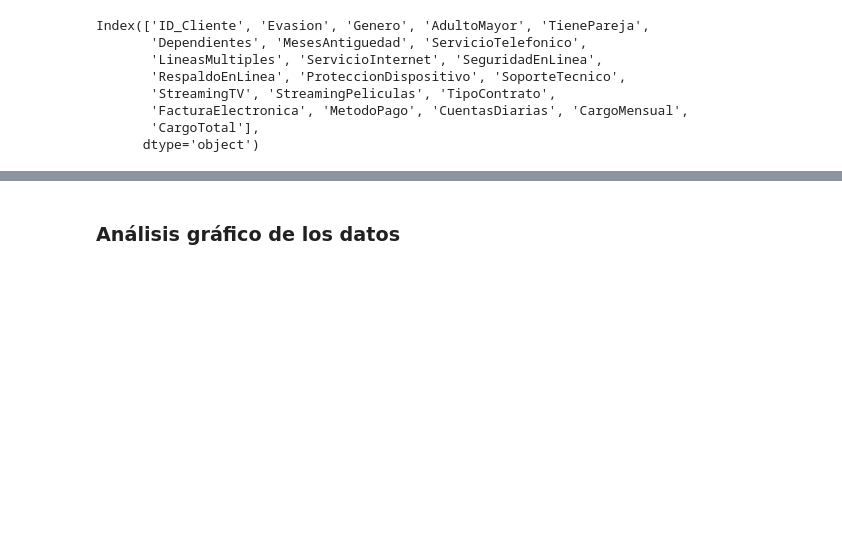
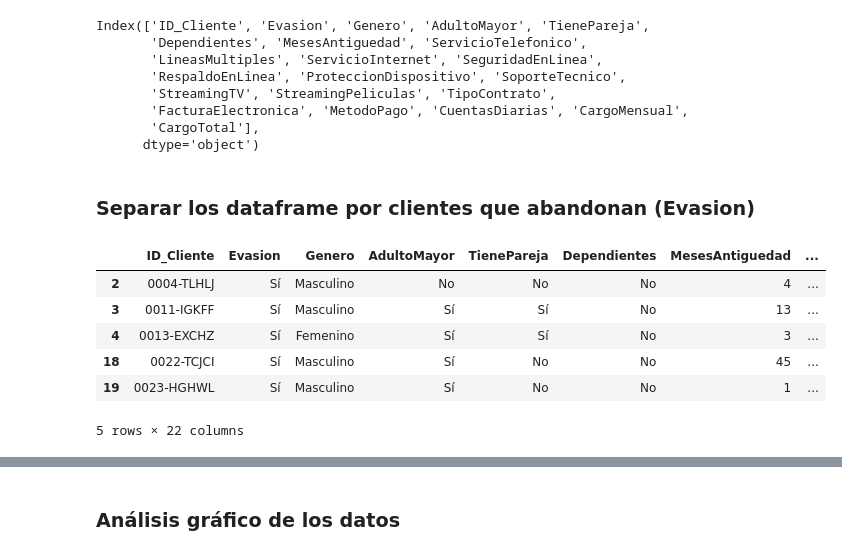
Before and after one commit to DanielRaiicHu/TelecomX, a Jupyter notebook: TelecomX.ipynb, the cells around one changed output, grey strips where cells are left out. Cells and saved outputs as stored; diff of their text form; code cells hidden in the pictures; blank space fills up the shorter version.

```diff
--- a/TelecomX.ipynb
+++ b/TelecomX.ipynb
@@ -465,3 +465,17 @@ Index(['ID_Cliente', 'Evasion', 'Genero', 'AdultoMayor', 'TienePareja',
        'FacturaElectronica', 'MetodoPago', 'CuentasDiarias', 'CargoMensual',
        'CargoTotal'],
       dtype='object')
+# %% [markdown]
+### **Separar los dataframe por clientes que abandonan (Evasion)**
+# %%
+# Dataframe con clientes que abandonaron (Evasion = 'Sí')
+df_evasion = df[df['Evasion']== 'Sí']
+df_evasion.head()
+# %% [output]
+|  | ID_Cliente | Evasion | Genero | AdultoMayor | TienePareja | Dependientes | MesesAntiguedad | ... |
+| 2 | 0004-TLHLJ | Sí | Masculino | No | No | No | 4 | ... |
+| 3 | 0011-IGKFF | Sí | Masculino | Sí | Sí | No | 13 | ... |
+| 4 | 0013-EXCHZ | Sí | Femenino | Sí | Sí | No | 3 | ... |
+| 18 | 0022-TCJCI | Sí | Masculino | Sí | No | No | 45 | ... |
+| 19 | 0023-HGHWL | Sí | Masculino | Sí | No | No | 1 | ... |
+5 rows × 22 columns
```
Also changed, not shown: parts of 7 cells of this notebook.
